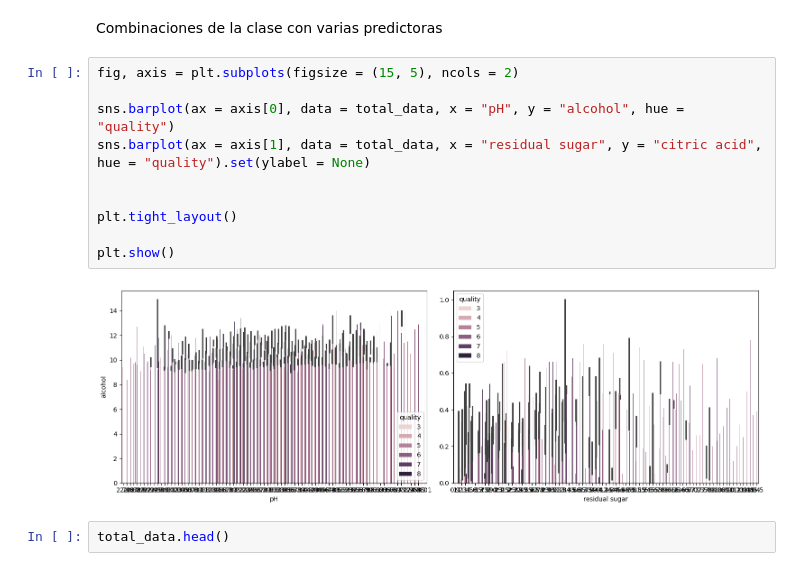
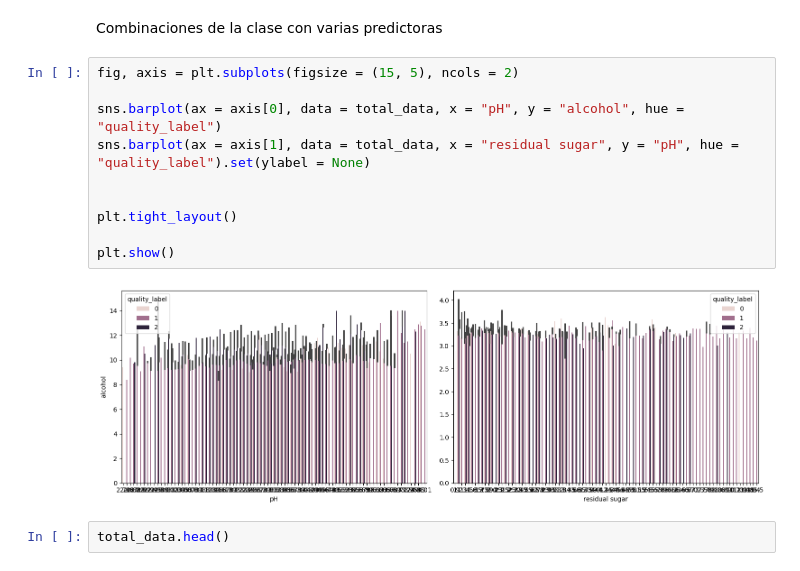
Before and after one commit to 4GeeksAcademy/Tulio-Gimenez-Tutorial-del-Proyecto-K-vecinos-mas-Cercanos, a Jupyter notebook: src/explore.ipynb, the cells around one changed output. Saved outputs shown, nothing was run; the diff lists cells and outputs as text.

```diff
--- a/src/explore.ipynb
+++ b/src/explore.ipynb
@@ -214,15 +223,15 @@ Combinaciones de la clase con varias predictoras
 # %%
 fig, axis = plt.subplots(figsize = (15, 5), ncols = 2)
 
-sns.barplot(ax = axis[0], data = total_data, x = "pH", y = "alcohol", hue = "quality")
-sns.barplot(ax = axis[1], data = total_data, x = "residual sugar", y = "citric acid", hue = "quality").set(ylabel = None)
+sns.barplot(ax = axis[0], data = total_data, x = "pH", y = "alcohol", hue = "quality_label")
+sns.barplot(ax = axis[1], data = total_data, x = "residual sugar", y = "pH", hue = "quality_label").set(ylabel = None)
 
 
 plt.tight_layout()
 
 plt.show()
 # %% [output]
-[figure, old version]
+[figure, new version]
 # %%
 total_data.head()
 # %% [output]
```
Also changed, not shown: parts of 6 cells of this notebook, 14 other files.
